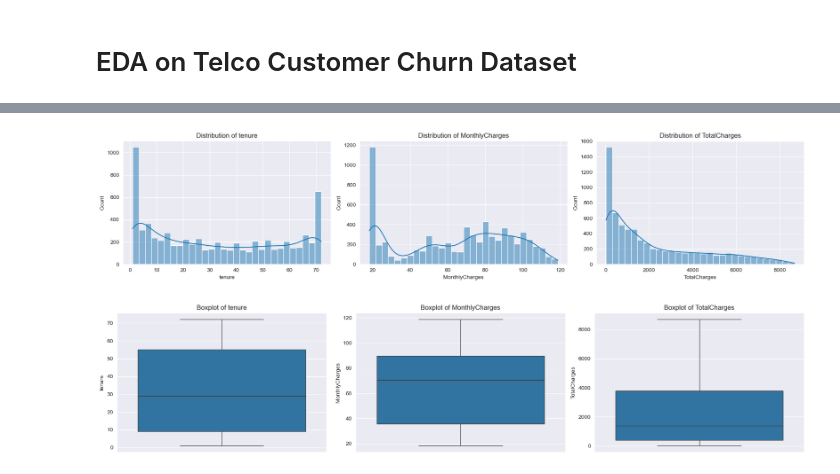
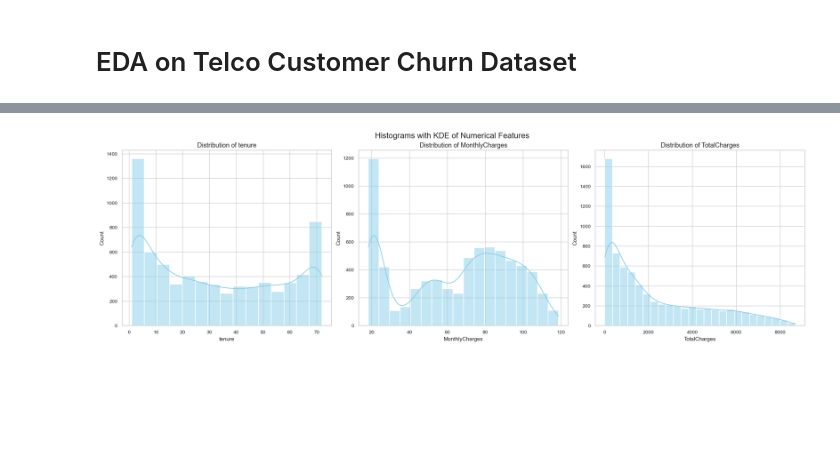
Before and after one commit to devmarkpro/telco-customer-churn-ml-project, a Jupyter notebook: notebooks/01-eda.ipynb, the cells around one changed output, grey strips where cells are left out. Saved outputs shown, nothing was run; the diff lists cells and outputs as text; code cells hidden in the pictures; blank space fills up the shorter version.

Commit message:
add EDA notebook for Telco Customer Churn dataset: initial data processing and visualization

```diff
--- a/notebooks/01-eda.ipynb
+++ b/notebooks/01-eda.ipynb
@@ -209,0 +81,7 @@ df.describe(include='all')
+# %%
+plt.figure(figsize=(8, 4))
+ax = sns.countplot(x=df["Churn"])
+ax.bar_label(ax.containers[0], color="black")
+plt.title("Distribution Churn")
+plt.ylabel("Number of Customers")
+plt.show()
@@ -209,0 +173,20 @@ df.describe(include='all')
+# %%
+# Set theme
+sns.set(style="whitegrid", palette="pastel")
+
+
+# Create subplots
+fig, axes = plt.subplots(1, len(numeric_features), figsize=(18, 6), constrained_layout=True)
+
+# Loop over numeric features
+for i, col in enumerate(numeric_features):
+    sns.boxplot(data=df, y=col, x='Churn', ax=axes[i], width=0.5, notch=True)
+    axes[i].set_title(f"{col}", fontsize=13)
+    axes[i].set_xlabel("Churn", fontsize=11)
+    axes[i].set_ylabel(col, fontsize=11)
+    axes[i].tick_params(labelsize=10)
+
+# Add main title
+fig.suptitle("Boxplots of Numerical Features by Churn", fontsize=16)
+
+plt.show()
@@ -210,24 +195,17 @@ df.describe(include='all')
 # %%
-numeric_cols = ['tenure', 'MonthlyCharges', 'TotalCharges']
-fig, axes = plt.subplots(1, 3, figsize=(18, 4))
+sns.set_theme(style="whitegrid", palette="pastel")  # Cleaner aesthetics
 
-for i, col in enumerate(numeric_cols):
-    sns.histplot(df[col], kde=True, bins=30, ax=axes[i])
-    axes[i].set_title(f'Distribution of {col}')
-    axes[i].set_xlabel(col)
+# Layout: one row, adjust to 2 rows if needed for readability
+fig, axes = plt.subplots(1, len(numeric_features), figsize=(20, 6), constrained_layout=True)
 
-plt.tight_layout()
+for i, col in enumerate(numeric_features):
+    sns.histplot(df[col], kde=True, ax=axes[i], color="skyblue", edgecolor="white", linewidth=1.3)
+    axes[i].set_title(f"Distribution of {col}", fontsize=13)
+    axes[i].set_xlabel(col, fontsize=11)
+    axes[i].set_ylabel("Count", fontsize=11)
+    axes[i].tick_params(labelsize=10)
+
+fig.suptitle("Histograms with KDE of Numerical Features", fontsize=16)
 plt.show()
 # %% [output]
-[figure, old version]
+[figure, new version]
-# %%
-fig, axes = plt.subplots(1, 3, figsize=(18, 4))
-
-for i, col in enumerate(numeric_cols):
-    sns.boxplot(y=df[col], ax=axes[i])
-    axes[i].set_title(f'Boxplot of {col}')
-
-plt.tight_layout()
-plt.show()
-# %% [output]
-[figure, removed]
```
Also changed, not shown: parts of 52 cells of this notebook.
